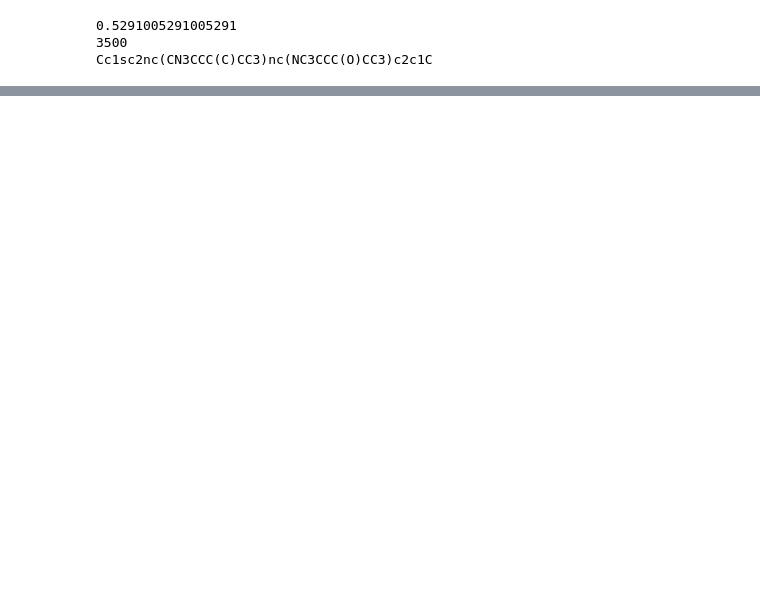
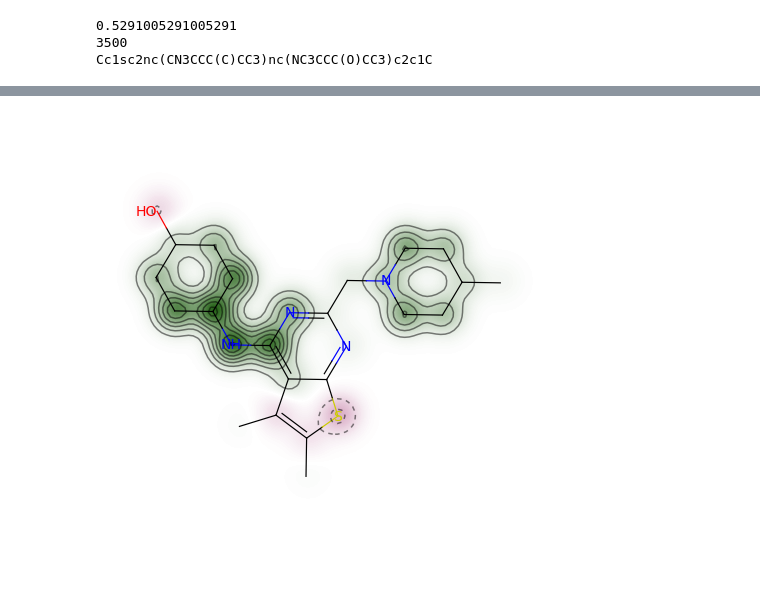
Before and after one commit to JSLJ23/chemical-similarity, a Jupyter notebook: Similarity_search.ipynb, the cells around one changed output, grey strips where cells are left out. Cells and saved outputs as stored; diff of their text form; code cells hidden in the pictures; blank space fills up the shorter version.

Commit message:
Similarity map added.

```diff
--- a/Similarity_search.ipynb
+++ b/Similarity_search.ipynb
@@ -52,0 +74,7 @@ Cc1sc2nc(CN3CCC(C)CC3)nc(NC3CCC(O)CC3)c2c1C
+# %%
+refmol = Chem.MolFromSmiles(query_drug)
+mol = Chem.MolFromSmiles(results[max_index])
+
+fig, maxweight = SimilarityMaps.GetSimilarityMapForFingerprint(refmol, mol, SimilarityMaps.GetMorganFingerprint)
+# %% [output]
+[figure, added]
```
Also changed, not shown: parts of 5 cells of this notebook.
